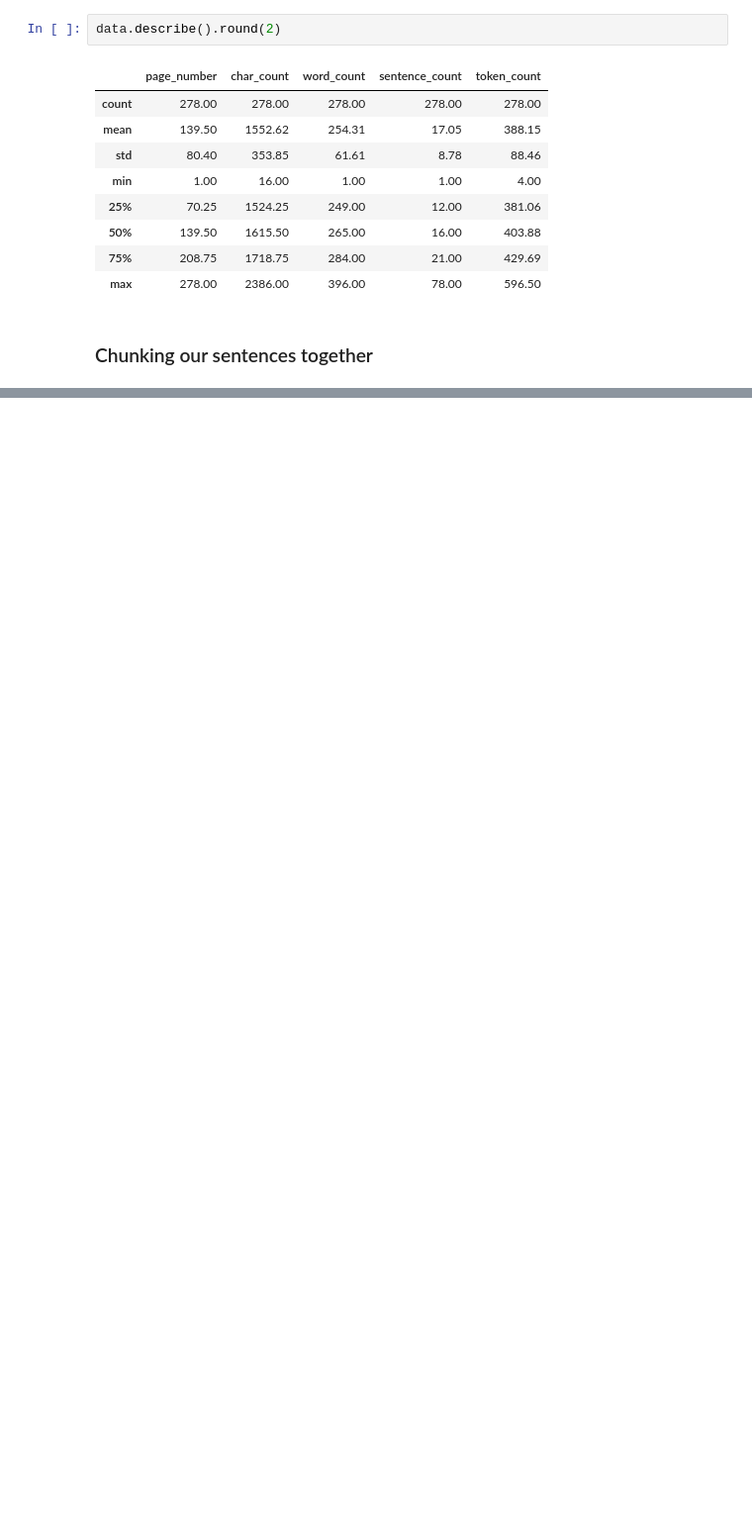
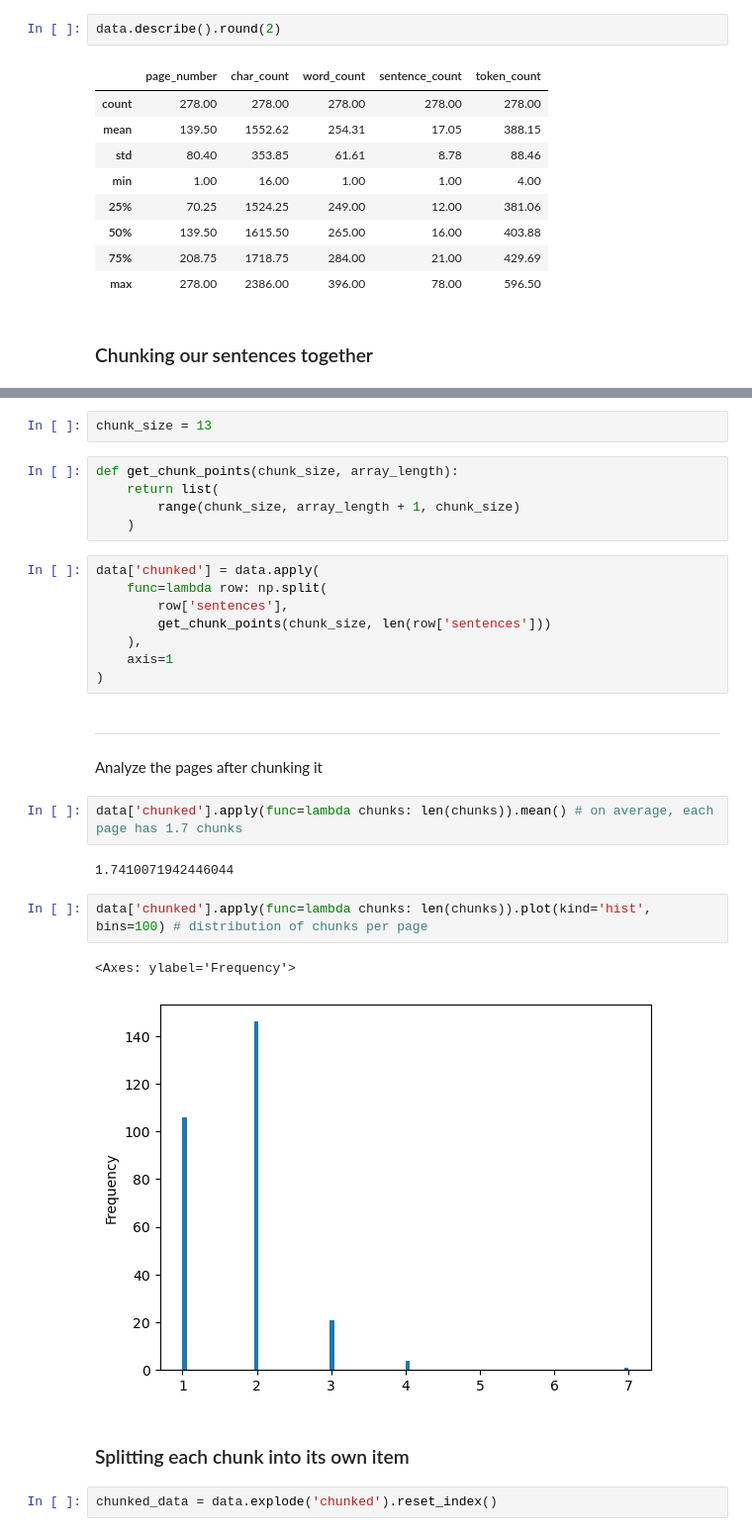
Before and after one commit to artmiss-gns/RAG-System-with-Embedded-Knowledge-Base, a Jupyter notebook: main.ipynb, the cells around one changed output, grey strips where cells are left out. Shown at 99% size. Cells and saved outputs as stored; diff of their text form; blank space fills up the shorter version.

```diff
--- a/main.ipynb
+++ b/main.ipynb
@@ -137,0 +217,32 @@ data.describe().round(2)
+# %%
+chunk_size = 13
+# %%
+def get_chunk_points(chunk_size, array_length):
+    return list(
+        range(chunk_size, array_length + 1, chunk_size)
+    )
+# %%
+data['chunked'] = data.apply(
+    func=lambda row: np.split(
+        row['sentences'],
+        get_chunk_points(chunk_size, len(row['sentences']))
+    ),
+    axis=1
+)
+# %% [markdown]
+___
+# %% [markdown]
+Analyze the pages after chunking it
+# %%
+data['chunked'].apply(func=lambda chunks: len(chunks)).mean() # on average, each page has 1.7 chunks
+# %% [output]
+1.7410071942446044
+# %%
+data['chunked'].apply(func=lambda chunks: len(chunks)).plot(kind='hist', bins=100) # distribution of chunks per page
+# %% [output]
+<Axes: ylabel='Frequency'>
+[figure, added]
+# %% [markdown]
+### Splitting each chunk into its own item
+# %%
+chunked_data = data.explode('chunked').reset_index()
```
Also changed, not shown: parts of 30 cells of this notebook, 1 other file.
